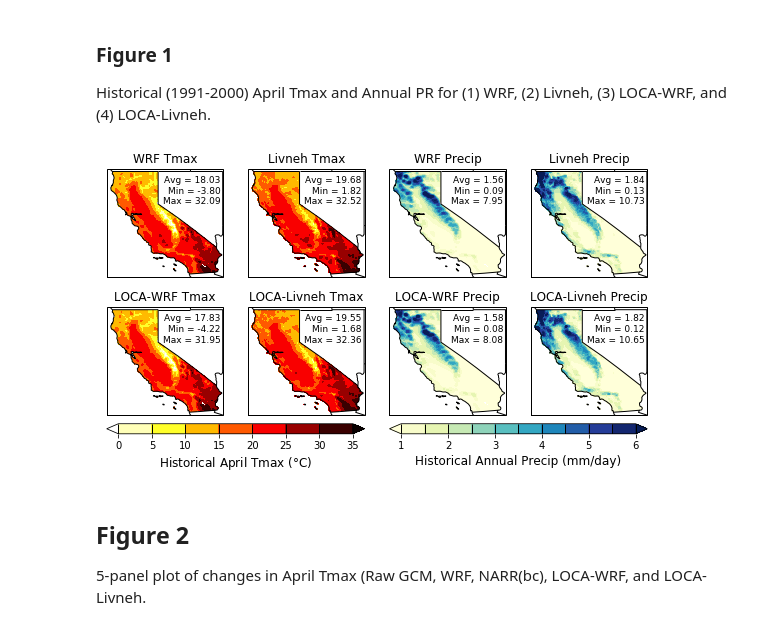
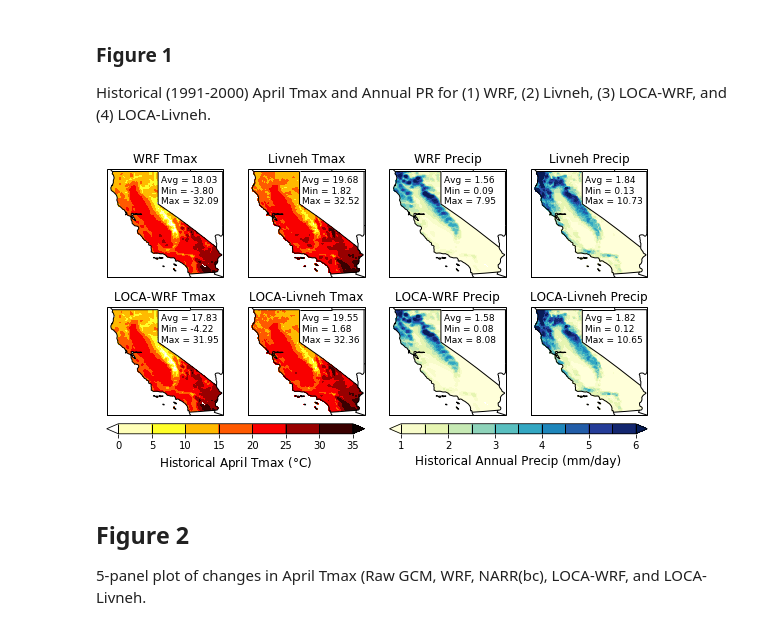
Before and after one commit to neil-berg/doe-downscaling, a Jupyter notebook: paper-figures.ipynb, the cells around one changed output. Drawn from its saved outputs; the diff is of its cells as text; code cells hidden in the pictures.

```diff
--- a/paper-figures.ipynb
+++ b/paper-figures.ipynb
@@ -101,16 +101,16 @@ ax1.set_title('WRF Tmax', fontsize=12)
 ax1.add_feature(states_provinces, edgecolor='black')
 ax1.add_feature(cfeature.BORDERS)
 ax1.set_extent([235.25,246,32.25,42.25])
-ax1.text(-114.25, 41, 'Avg = {0:.2f}'.format(wrf_tmax_avg),
-        horizontalalignment='right',
+ax1.text(-119.75, 41, 'Avg = {0:.2f}'.format(wrf_tmax_avg),
+        horizontalalignment='left',
         transform=ccrs.Geodetic(),
         fontsize=9)
-ax1.text(-114.25, 40, 'Min = {0:.2f}'.format(wrf_tmax_min),
-        horizontalalignment='right',
+ax1.text(-119.75, 40, 'Min = {0:.2f}'.format(wrf_tmax_min),
+        horizontalalignment='left',
         transform=ccrs.Geodetic(),
         fontsize=9)
-ax1.text(-114.25, 39, 'Max = {0:.2f}'.format(wrf_tmax_max),
-        horizontalalignment='right',
+ax1.text(-119.75, 39, 'Max = {0:.2f}'.format(wrf_tmax_max),
+        horizontalalignment='left',
         transform=ccrs.Geodetic(),
         fontsize=9)
 plot1 = ax1.contourf(lon, lat, wrf_tmax, ticks_tmax, transform=ccrs.PlateCarree(), cmap='hot_r', extend='both')
@@ -121,16 +121,16 @@ ax2.set_title('Livneh Tmax', fontsize=12)
 ax2.add_feature(states_provinces, edgecolor='black')
 ax2.add_feature(cfeature.BORDERS)
 ax2.set_extent([235.25,246,32.25,42.25])
-ax2.text(-114.25, 41, 'Avg = {0:.2f}'.format(livneh_tmax_avg),
-        horizontalalignment='right',
+ax2.text(-119.75, 41, 'Avg = {0:.2f}'.format(livneh_tmax_avg),
+        horizontalalignment='left',
         transform=ccrs.Geodetic(),
         fontsize=9)
-ax2.text(-114.25, 40, 'Min = {0:.2f}'.format(livneh_tmax_min),
-        horizontalalignment='right',
+ax2.text(-119.75, 40, 'Min = {0:.2f}'.format(livneh_tmax_min),
+        horizontalalignment='left',
         transform=ccrs.Geodetic(),
         fontsize=9)
-ax2.text(-114.25, 39, 'Max = {0:.2f}'.format(livneh_tmax_max),
-        horizontalalignment='right',
+ax2.text(-119.75, 39, 'Max = {0:.2f}'.format(livneh_tmax_max),
+        horizontalalignment='left',
         transform=ccrs.Geodetic(),
         fontsize=9)
 plot2 = ax2.contourf(lon, lat, livneh_tmax, ticks_tmax, transform=ccrs.PlateCarree(), cmap='hot_r', extend='both')
@@ -141,16 +141,16 @@ ax3.set_title('WRF Precip', fontsize=12)
 ax3.add_feature(states_provinces, edgecolor='black')
 ax3.add_feature(cfeature.BORDERS)
 ax3.set_extent([235.25,246,32.25,42.25])
-ax3.text(-114.25, 41, 'Avg = {0:.2f}'.format(wrf_pr_avg),
-        horizontalalignment='right',
+ax3.text(-119.75, 41, 'Avg = {0:.2f}'.format(wrf_pr_avg),
+        horizontalalignment='left',
         transform=ccrs.Geodetic(),
         fontsize=9)
-ax3.text(-114.25, 40, 'Min = {0:.2f}'.format(wrf_pr_min),
-        horizontalalignment='right',
+ax3.text(-119.75, 40, 'Min = {0:.2f}'.format(wrf_pr_min),
+        horizontalalignment='left',
         transform=ccrs.Geodetic(),
         fontsize=9)
-ax3.text(-114.25, 39, 'Max = {0:.2f}'.format(wrf_pr_max),
-        horizontalalignment='right',
+ax3.text(-119.75, 39, 'Max = {0:.2f}'.format(wrf_pr_max),
+        horizontalalignment='left',
         transform=ccrs.Geodetic(),
         fontsize=9)
 plot3 = ax3.contourf(lon, lat, wrf_pr, ticks_pr, transform=ccrs.PlateCarree(), cmap='YlGnBu', extend='both')
@@ -161,16 +161,16 @@ ax4.set_title('Livneh Precip', fontsize=12)
 ax4.add_feature(states_provinces, edgecolor='black')
 ax4.add_feature(cfeature.BORDERS)
 ax4.set_extent([235.25,246,32.25,42.25])
-ax4.text(-114.25, 41, 'Avg = {0:.2f}'.format(livneh_pr_avg),
-        horizontalalignment='right',
+ax4.text(-119.75, 41, 'Avg = {0:.2f}'.format(livneh_pr_avg),
+        horizontalalignment='left',
         transform=ccrs.Geodetic(),
         fontsize=9)
-ax4.text(-114.25, 40, 'Min = {0:.2f}'.format(livneh_pr_min),
-        horizontalalignment='right',
+ax4.text(-119.75, 40, 'Min = {0:.2f}'.format(livneh_pr_min),
+        horizontalalignment='left',
         transform=ccrs.Geodetic(),
         fontsize=9)
-ax4.text(-114.25, 39, 'Max = {0:.2f}'.format(livneh_pr_max),
-        horizontalalignment='right',
+ax4.text(-119.75, 39, 'Max = {0:.2f}'.format(livneh_pr_max),
+        horizontalalignment='left',
         transform=ccrs.Geodetic(),
         fontsize=9)
 plot4 = ax4.contourf(lon, lat, livneh_pr, ticks_pr, transform=ccrs.PlateCarree(), cmap='YlGnBu', extend='both')
@@ -181,16 +181,16 @@ ax5.set_title('LOCA-WRF Tmax', fontsize=12)
 ax5.add_feature(states_provinces, edgecolor='black')
 ax5.add_feature(cfeature.BORDERS)
 ax5.set_extent([235.25,246,32.25,42.25])
-ax5.text(-114.25, 41, 'Avg = {0:.2f}'.format(loca_wrf_tmax_avg),
-        horizontalalignment='right',
+ax5.text(-119.75, 41, 'Avg = {0:.2f}'.format(loca_wrf_tmax_avg),
+        horizontalalignment='left',
         transform=ccrs.Geodetic(),
         fontsize=9)
-ax5.text(-114.25, 40, 'Min = {0:.2f}'.format(loca_wrf_tmax_min),
-        horizontalalignment='right',
+ax5.text(-119.75, 40, 'Min = {0:.2f}'.format(loca_wrf_tmax_min),
+        horizontalalignment='left',
         transform=ccrs.Geodetic(),
         fontsize=9)
-ax5.text(-114.25, 39, 'Max = {0:.2f}'.format(loca_wrf_tmax_max),
-        horizontalalignment='right',
+ax5.text(-119.75, 39, 'Max = {0:.2f}'.format(loca_wrf_tmax_max),
+        horizontalalignment='left',
         transform=ccrs.Geodetic(),
         fontsize=9)
 plot5 = ax5.contourf(lon, lat, loca_wrf_tmax, ticks_tmax, transform=ccrs.PlateCarree(), cmap='hot_r', extend='both')
@@ -201,16 +201,16 @@ ax6.set_title('LOCA-Livneh Tmax', fontsize=12)
 ax6.add_feature(states_provinces, edgecolor='black')
 ax6.add_feature(cfeature.BORDERS)
 ax6.set_extent([235.25,246,32.25,42.25])
-ax6.text(-114.25, 41, 'Avg = {0:.2f}'.format(loca_livneh_tmax_avg),
-        horizontalalignment='right',
+ax6.text(-119.75, 41, 'Avg = {0:.2f}'.format(loca_livneh_tmax_avg),
+        horizontalalignment='left',
         transform=ccrs.Geodetic(),
         fontsize=9)
-ax6.text(-114.25, 40, 'Min = {0:.2f}'.format(loca_livneh_tmax_min),
-        horizontalalignment='right',
+ax6.text(-119.75, 40, 'Min = {0:.2f}'.format(loca_livneh_tmax_min),
+        horizontalalignment='left',
         transform=ccrs.Geodetic(),
         fontsize=9)
-ax6.text(-114.25, 39, 'Max = {0:.2f}'.format(loca_livneh_tmax_max),
-        horizontalalignment='right',
+ax6.text(-119.75, 39, 'Max = {0:.2f}'.format(loca_livneh_tmax_max),
+        horizontalalignment='left',
         transform=ccrs.Geodetic(),
         fontsize=9)
 plot6 = ax6.contourf(lon, lat, loca_livneh_tmax, ticks_tmax, transform=ccrs.PlateCarree(), cmap='hot_r', extend='both')
@@ -221,16 +221,16 @@ ax7.set_title('LOCA-WRF Precip', fontsize=12)
 ax7.add_feature(states_provinces, edgecolor='black')
 ax7.add_feature(cfeature.BORDERS)
 ax7.set_extent([235.25,246,32.25,42.25])
-ax7.text(-114.25, 41, 'Avg = {0:.2f}'.format(loca_wrf_pr_avg),
-        horizontalalignment='right',
+ax7.text(-119.75, 41, 'Avg = {0:.2f}'.format(loca_wrf_pr_avg),
+        horizontalalignment='left',
         transform=ccrs.Geodetic(),
         fontsize=9)
-ax7.text(-114.25, 40, 'Min = {0:.2f}'.format(loca_wrf_pr_min),
-        horizontalalignment='right',
+ax7.text(-119.75, 40, 'Min = {0:.2f}'.format(loca_wrf_pr_min),
+        horizontalalignment='left',
         transform=ccrs.Geodetic(),
         fontsize=9)
-ax7.text(-114.25, 39, 'Max = {0:.2f}'.format(loca_wrf_pr_max),
-        horizontalalignment='right',
+ax7.text(-119.75, 39, 'Max = {0:.2f}'.format(loca_wrf_pr_max),
+        horizontalalignment='left',
         transform=ccrs.Geodetic(),
         fontsize=9)
 plot7 = ax7.contourf(lon, lat, loca_wrf_pr, ticks_pr, transform=ccrs.PlateCarree(), cmap='YlGnBu', extend='both')
@@ -241,50 +241,50 @@ ax8.set_title('LOCA-Livneh Precip', fontsize=12)
 ax8.add_feature(states_provinces, edgecolor='black')
 ax8.add_feature(cfeature.BORDERS)
 ax8.set_extent([235.25,246,32.25,42.25])
-ax8.text(-114.25, 41, 'Avg = {0:.2f}'.format(loca_livneh_pr_avg),
-        horizontalalignment='right',
+ax8.text(-119.75, 41, 'Avg = {0:.2f}'.format(loca_livneh_pr_avg),
+        horizontalalignment='left',
         transform=ccrs.Geodetic(),
         fontsize=9)
-ax8.text(-114.25, 40, 'Min = {0:.2f}'.format(loca_livneh_pr_min),
-        horizontalalignment='right',
+ax8.text(-119.75, 40, 'Min = {0:.2f}'.format(loca_livneh_pr_min),
+        horizontalalignment='left',
         transform=ccrs.Geodetic(),
         fontsize=9)
-ax8.text(-114.25, 39, 'Max = {0:.2f}'.format(loca_livneh_pr_max),
-        horizontalalignment='right',
+ax8.text(-119.75, 39, 'Max = {0:.2f}'.format(loca_livneh_pr_max),
+        horizontalalignment='left',
         transform=ccrs.Geodetic(),
         fontsize=9)
 plot8 = ax8.contourf(lon, lat, loca_livneh_pr, ticks_pr, transform=ccrs.PlateCarree(), cmap='YlGnBu', extend='both')
 
 fig.tight_layout()
 
 # Colorbar specifications
 cbar_height = 0.035
 
 # Obtain axes coordinates for each subplot for colorbar positioning
 ax1_pos = ax1.get_position() # details on ax1_pos.x0, .y0, .x1, .y1, .height .width
 ax2_pos = ax2.get_position()
 ax3_pos = ax3.get_position()
 ax4_pos = ax4.get_position()
 ax5_pos = ax5.get_position()
 ax6_pos = ax6.get_position()
 ax7_pos = ax7.get_position()
 ax8_pos = ax8.get_position()
 
 # Colorbar for Tmax panels (1, 2, 5, 6)
 cbar_ax_tmax = fig.add_axes([ax5_pos.x0, ax5_pos.y0-.05, ax6_pos.x1-ax5_pos.x0, cbar_height]) # bottom left corner x,y, and width, height
 cbar_tmax = plt.colorbar(plot1, cax=cbar_ax_tmax, orientation='horizontal', drawedges=True, extend='both')
 cbar_tmax.dividers.set_edgecolor('black')
 cbar_tmax.dividers.set_linewidth(1)
 cbar_tmax.set_label('Historical April Tmax '+'('+r'$\degree$'+'C)', fontsize=12)
 
 # Colorbar for Pr panels (3, 4, 7, 8)
 cbar_ax_pr = fig.add_axes([ax7_pos.x0, ax7_pos.y0-.05, ax8_pos.x1-ax7_pos.x0, cbar_height]) # bottom left corner x,y, and width, height
 cbar_pr = plt.colorbar(plot3, cax=cbar_ax_pr, orientation='horizontal', drawedges=True, extend='both')
 cbar_pr.dividers.set_edgecolor('black')
 cbar_pr.dividers.set_linewidth(1)
 cbar_pr.set_label('Historical Annual Precip (mm/day)', fontsize=12)
 # %% [output]
-[figure, old version]
+[figure, new version]
 # %% [markdown]
 ## Figure 2
 
```
Also changed, not shown: parts of 3 cells of this notebook.
